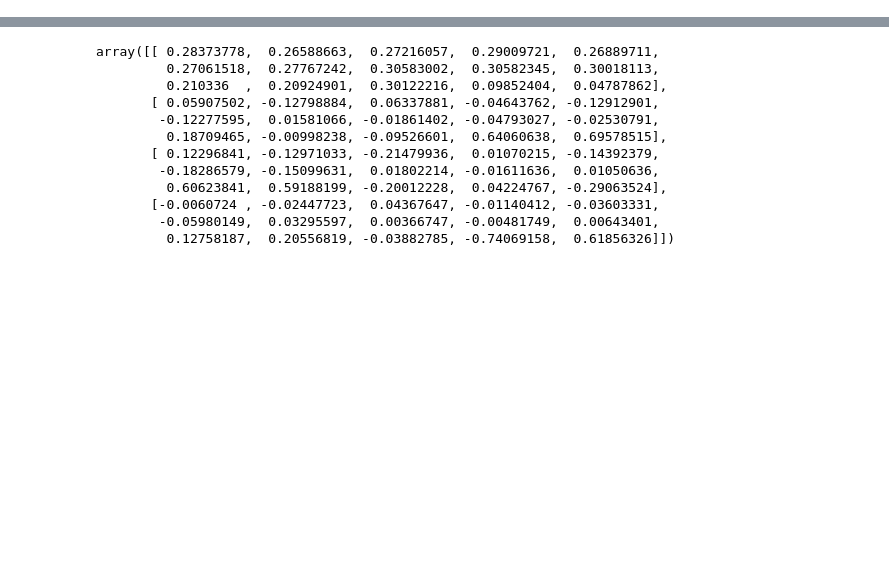
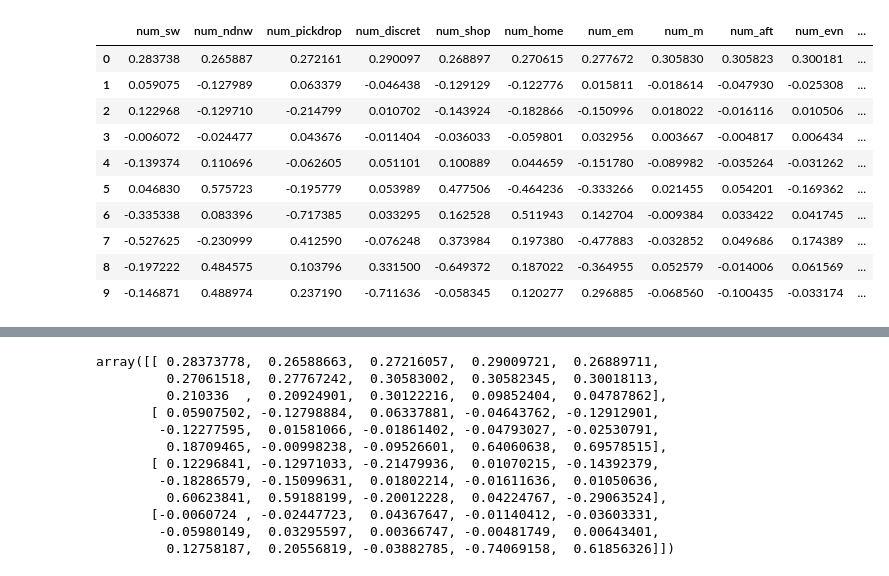
Before and after one commit to abaum1/mobilitymotifs, a Jupyter notebook: Dimensionality Reduction with PCA.ipynb, the cells around one changed output, grey strips where cells are left out. Saved outputs shown, nothing was run; the diff lists cells and outputs as text; code cells hidden in the pictures; blank space fills up the shorter version.

Commit message:
notes about first PC run

```diff
--- a/Dimensionality Reduction with PCA.ipynb
+++ b/Dimensionality Reduction with PCA.ipynb
@@ -43,2 +57,20 @@ principalDf = pd.DataFrame(data = principalComponents
+# %%
+PCs = pca_model.components_
+pd.DataFrame(PCs, columns = zcode_data.columns[1:])
+
+#looks like the first PC is weighting almost all of the feats equally. this might suggest that the bucketing is
+#smoothing a lot of variability which ight be informative
+# %% [output]
+|  | num_sw | num_ndnw | num_pickdrop | num_discret | num_shop | num_home | num_em | num_m | num_aft | num_evn | ... |
+| 0 | 0.283738 | 0.265887 | 0.272161 | 0.290097 | 0.268897 | 0.270615 | 0.277672 | 0.305830 | 0.305823 | 0.300181 | ... |
+| 1 | 0.059075 | -0.127989 | 0.063379 | -0.046438 | -0.129129 | -0.122776 | 0.015811 | -0.018614 | -0.047930 | -0.025308 | ... |
+| 2 | 0.122968 | -0.129710 | -0.214799 | 0.010702 | -0.143924 | -0.182866 | -0.150996 | 0.018022 | -0.016116 | 0.010506 | ... |
+| 3 | -0.006072 | -0.024477 | 0.043676 | -0.011404 | -0.036033 | -0.059801 | 0.032956 | 0.003667 | -0.004817 | 0.006434 | ... |
+| 4 | -0.139374 | 0.110696 | -0.062605 | 0.051101 | 0.100889 | 0.044659 | -0.151780 | -0.089982 | -0.035264 | -0.031262 | ... |
+| 5 | 0.046830 | 0.575723 | -0.195779 | 0.053989 | 0.477506 | -0.464236 | -0.333266 | 0.021455 | 0.054201 | -0.169362 | ... |
+| 6 | -0.335338 | 0.083396 | -0.717385 | 0.033295 | 0.162528 | 0.511943 | 0.142704 | -0.009384 | 0.033422 | 0.041745 | ... |
+| 7 | -0.527625 | -0.230999 | 0.412590 | -0.076248 | 0.373984 | 0.197380 | -0.477883 | -0.032852 | 0.049686 | 0.174389 | ... |
+| 8 | -0.197222 | 0.484575 | 0.103796 | 0.331500 | -0.649372 | 0.187022 | -0.364955 | 0.052579 | -0.014006 | 0.061569 | ... |
+| 9 | -0.146871 | 0.488974 | 0.237190 | -0.711636 | -0.058345 | 0.120277 | 0.296885 | -0.068560 | -0.100435 | -0.033174 | ... |
 # %%
 principalDf.head()
```
Also changed, not shown: parts of 12 cells of this notebook.
